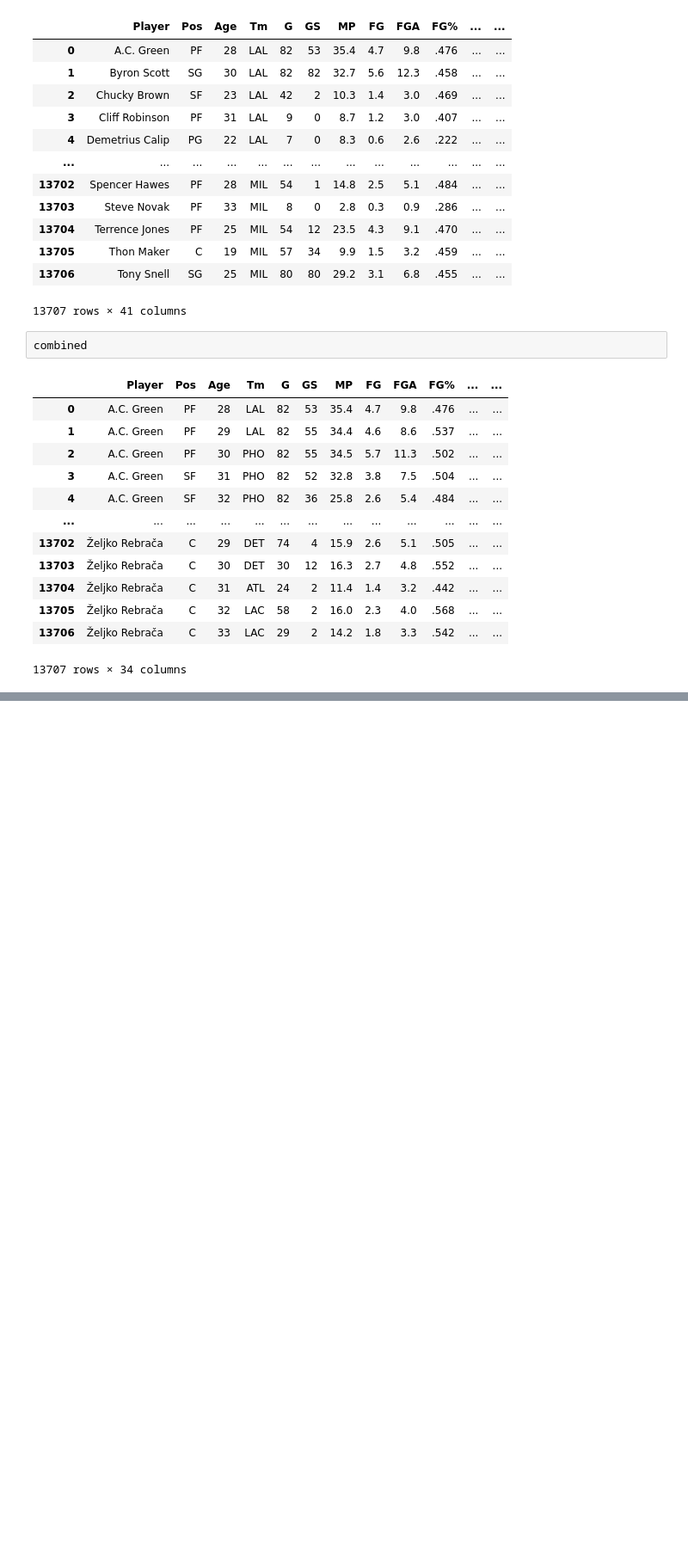
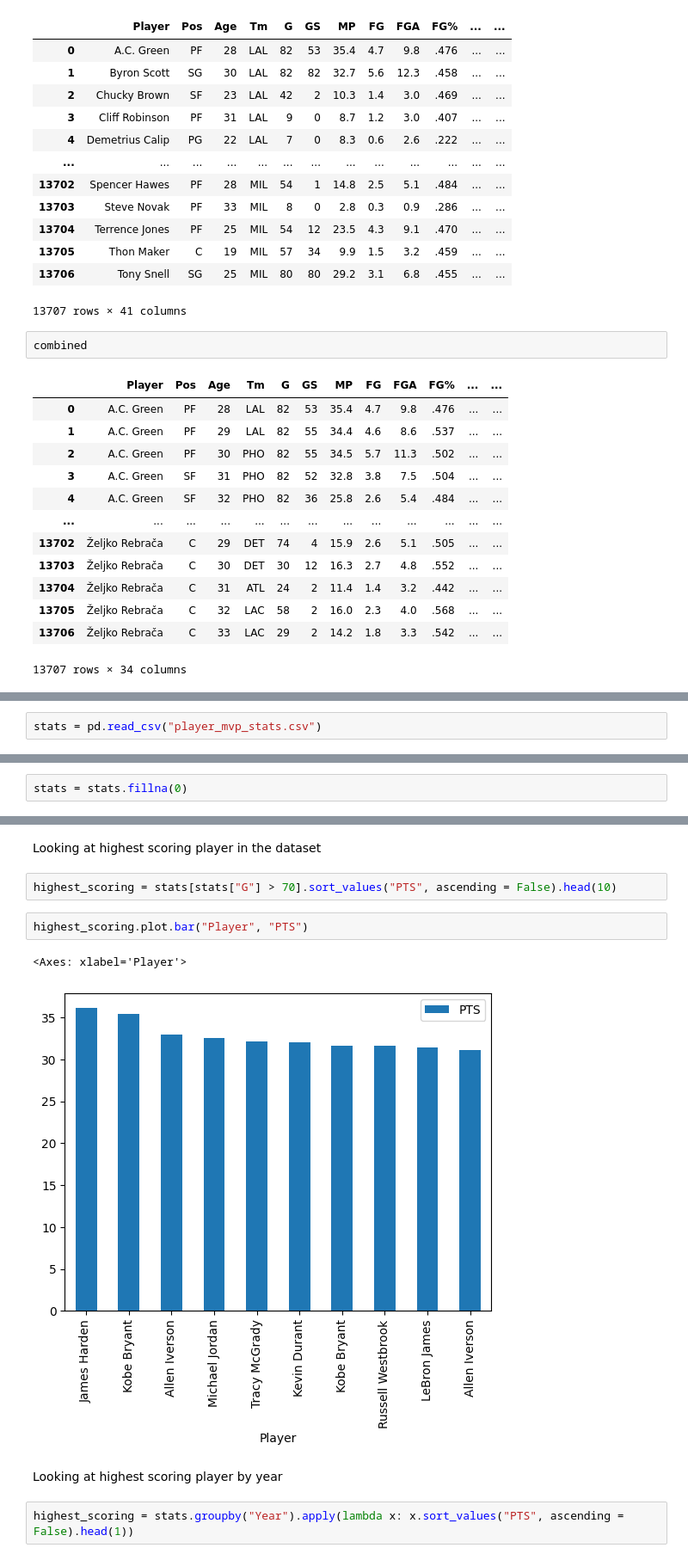
Before and after one commit to YaBoyBigPat/Python-Web-Scraper, a Jupyter notebook: Data Cleaning.ipynb, the cells around one changed output, grey strips where cells are left out. Shown at 86% size. Drawn from its saved outputs; the diff is of its cells as text; blank space fills up the shorter version.

```diff
--- a/Data Cleaning.ipynb
+++ b/Data Cleaning.ipynb
@@ -405,0 +506,2 @@ combined
+# %%
+stats = pd.read_csv("player_mvp_stats.csv")
@@ -405,0 +528,2 @@ combined
+# %%
+stats = stats.fillna(0)
@@ -405,0 +552,13 @@ combined
+# %% [markdown]
+Looking at highest scoring player in the dataset
+# %%
+highest_scoring = stats[stats["G"] > 70].sort_values("PTS", ascending = False).head(10)
+# %%
+highest_scoring.plot.bar("Player", "PTS")
+# %% [output]
+<Axes: xlabel='Player'>
+[figure, added]
+# %% [markdown]
+Looking at highest scoring player by year
+# %%
+highest_scoring = stats.groupby("Year").apply(lambda x: x.sort_values("PTS", ascending = False).head(1))
```
Also changed, not shown: parts of 18 cells of this notebook, 2 other files.
